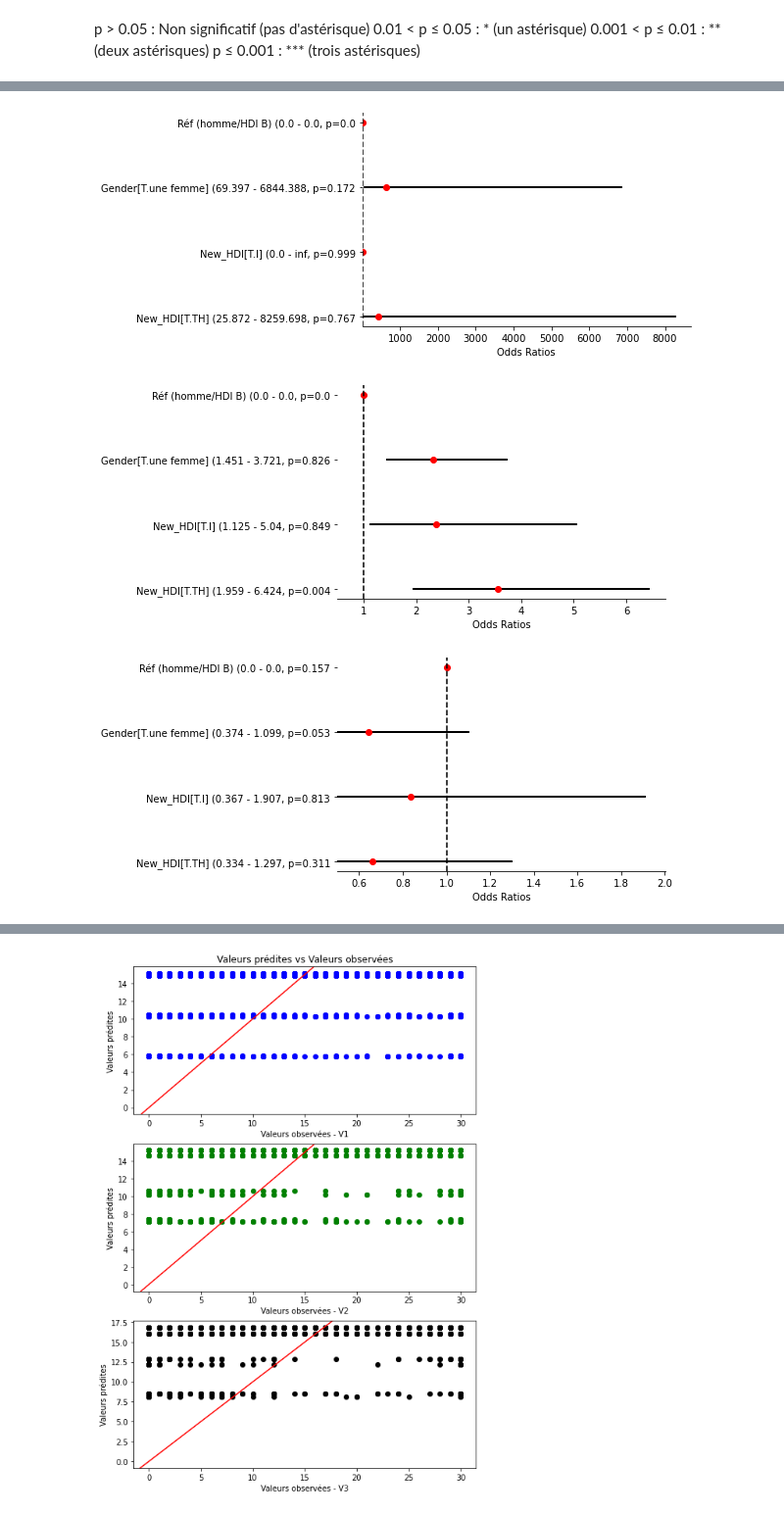
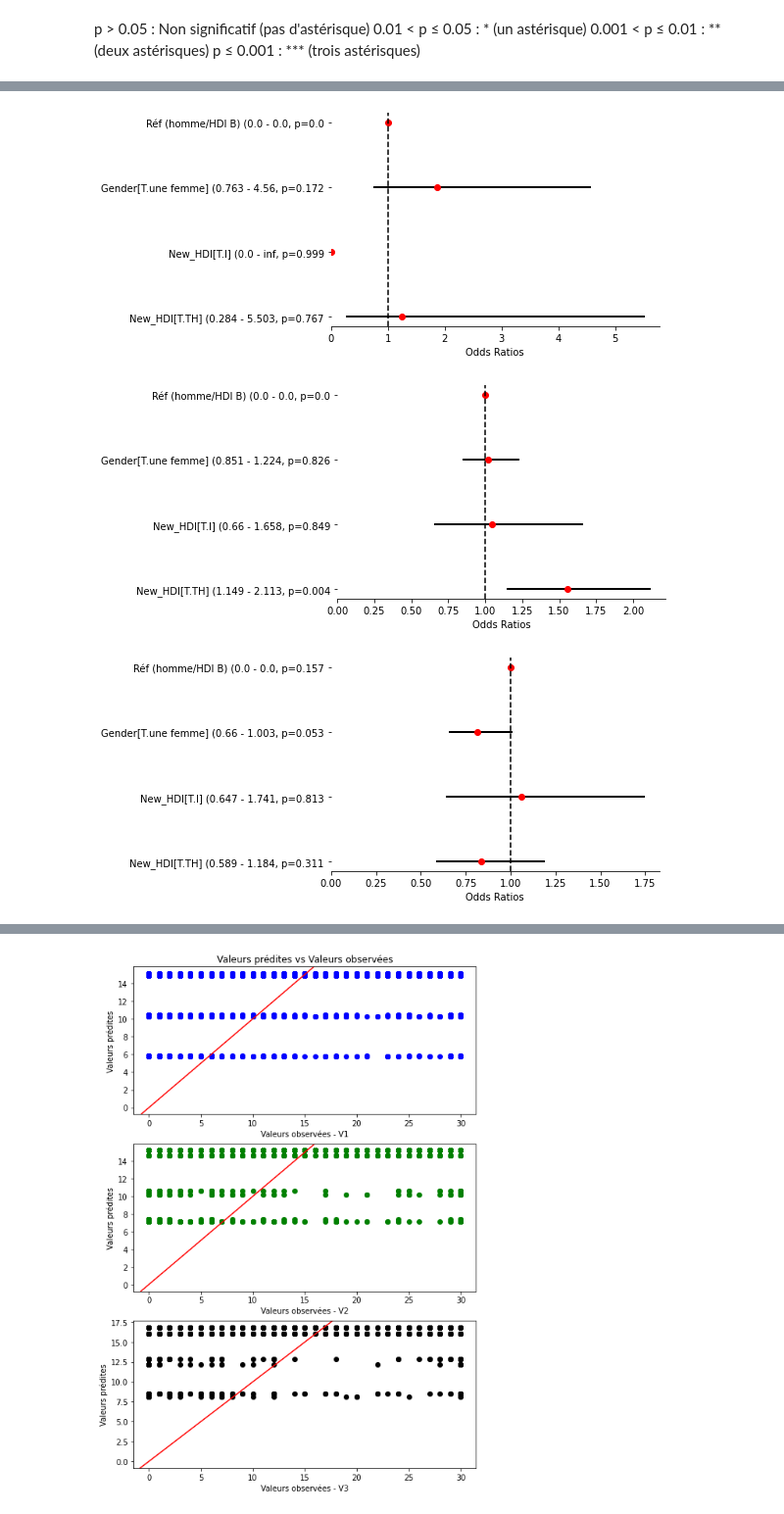
Before and after one commit to smtux/DUDA, a Jupyter notebook: statistique/src/mooc_mertes.ipynb, the cells around one changed output, grey strips where cells are left out. Shown at 98% size. Saved outputs shown, nothing was run; the diff lists cells and outputs as text; code cells hidden in the pictures.

```diff
--- a/statistique/src/mooc_mertes.ipynb
+++ b/statistique/src/mooc_mertes.ipynb
@@ -793,5 +790,4 @@ df_exam = base[["Itération", "Student_ID", "Gender", "New_HDI", "Exam.bin", "Ce
 # %%
 df_exam.rename(columns={"Exam.bin": "Exam", "Certif.bin": "Certif"}, inplace=True)
-df_exam.set_index("Itération", inplace=True)
+df_exam.reset_index(inplace=True)
+df_exam.dropna(subset=["Gender", "New_HDI"], inplace=True)
-# %%
-df_exam.dropna(inplace=True)
@@ -798,3 +810,4 @@ df_exam.dropna(inplace=True)
 # %%
-# Obtention de l'examen et/ou de la certifcation
-df_exam["Exam_Certif"] = df_exam["Exam"].astype(int) | df_exam["Certif"].astype(int)
+# Obtention de l'examen et/ou de la certification
+df_exam["Exam_Certif"] = df_exam["Exam"] | df_exam["Certif"]
+df_exam["Exam_Certif"] = df_exam["Exam_Certif"].astype(int)
@@ -882,10 +901,11 @@ mooc = ["V1", "V2", "V3"]
 # %%
-# Calcul des odds-ratio, p-value et ci pour chaque itération
+# Calcul des odds-ratio, p-value et ci pour chaque itération par rapport à l'intercept
+mooc = ["V1", "V2", "V3"]
 full_odds_r, full_pvalues, full_ci = [], [], []
 for n, version in enumerate([result_v1, result_v2, result_v3]):
     # OR
-    odds = np.exp(version.params).round(3)
-    odds_r = odds / odds["Intercept"]
+    odds_r = np.exp(version.params).round(3)
+    odds_r["Intercept"] = 1
     odds_r.name = mooc[n]
     full_odds_r.append(odds_r)
     # p-value
@@ -893,10 +913,8 @@ for n, version in enumerate([result_v1, result_v2, result_v3]):
     p_values.name = mooc[n]
     full_pvalues.append(p_values)
     # interval de confiance (ci)
-    ci = version.conf_int(alpha=0.05) # intervalle à 95 %
-    sup = np.exp(ci[1]) / np.exp(ci.loc["Intercept", 0])
-    inf = np.exp(ci[0]) / np.exp(ci.loc["Intercept", 1])
-    ci = "[" + inf.round(3).astype(str) + ", " + sup.round(3).astype(str) + "]"
+    ci = np.exp(version.conf_int()) # intervalle à 95 %
+    ci = "[" + ci[0].round(3).astype(str) + ", " + ci[1].round(3).astype(str) + "]"
     ci.name = mooc[n]
     full_ci.append(ci)
 # %%
@@ -1024,34 +1026,34 @@ forest_v3
 # %%
 for n, version in enumerate([forest_v1, forest_v2, forest_v3]):
     version = version[::-1]
     # Données de la régression logistique
     odds_ratios = version["OR"].tolist()
     ci = list(zip(version["ll"], version["hl"]))
     ci_inf = version["ll"].astype(str)
     ci_sup = version["hl"].astype(str)
     labels = version["coef"] + " (" + ci_inf + " - " + ci_sup + ", p=" + version["pval"].astype(str)
 
     # Création du forest plot
     fig, ax = plt.subplots()
 
     # OR, intervalles de confiance
     for i, (or_val, (ci_low, ci_high), label) in enumerate(zip(odds_ratios, ci, labels)):
         ax.plot([ci_low, ci_high], [i, i], color="black", linewidth=2)
         ax.plot(or_val, i, 'ro')
 
     # Réglages des axes
-    ax.set_xlim(left=0.5)
+    ax.set_xlim(left=0)
     ax.set_yticks(range(len(labels)))
     ax.set_yticklabels(labels)
     ax.set_xlabel('Odds Ratios')
     ax.axvline(1, color='black', linestyle='--')
     ax.spines["top"].set_visible(False)
     ax.spines["left"].set_visible(False)
     ax.spines["right"].set_visible(False)
     #file_name = "../graph/forestplot_V" + str(n) + "_binomiale.png"
     #plt.savefig(file_name)
     #plt.show()
 # %% [output]
-[figure, old version]
+[figure, new version]
-[figure, old version]
+[figure, new version]
-[figure, old version]
+[figure, new version]
```
Also changed, not shown: parts of 64 cells of this notebook, 7 other files.
